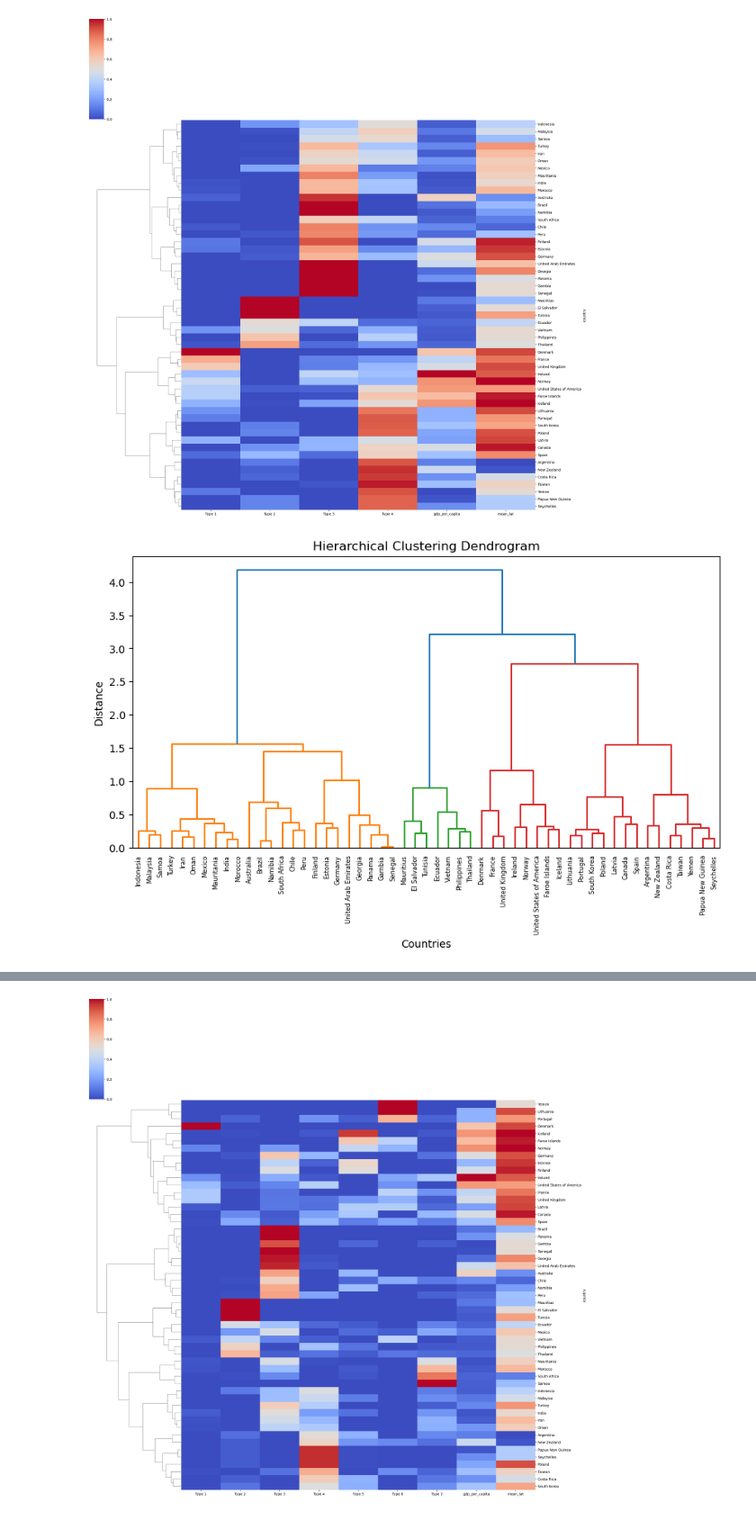
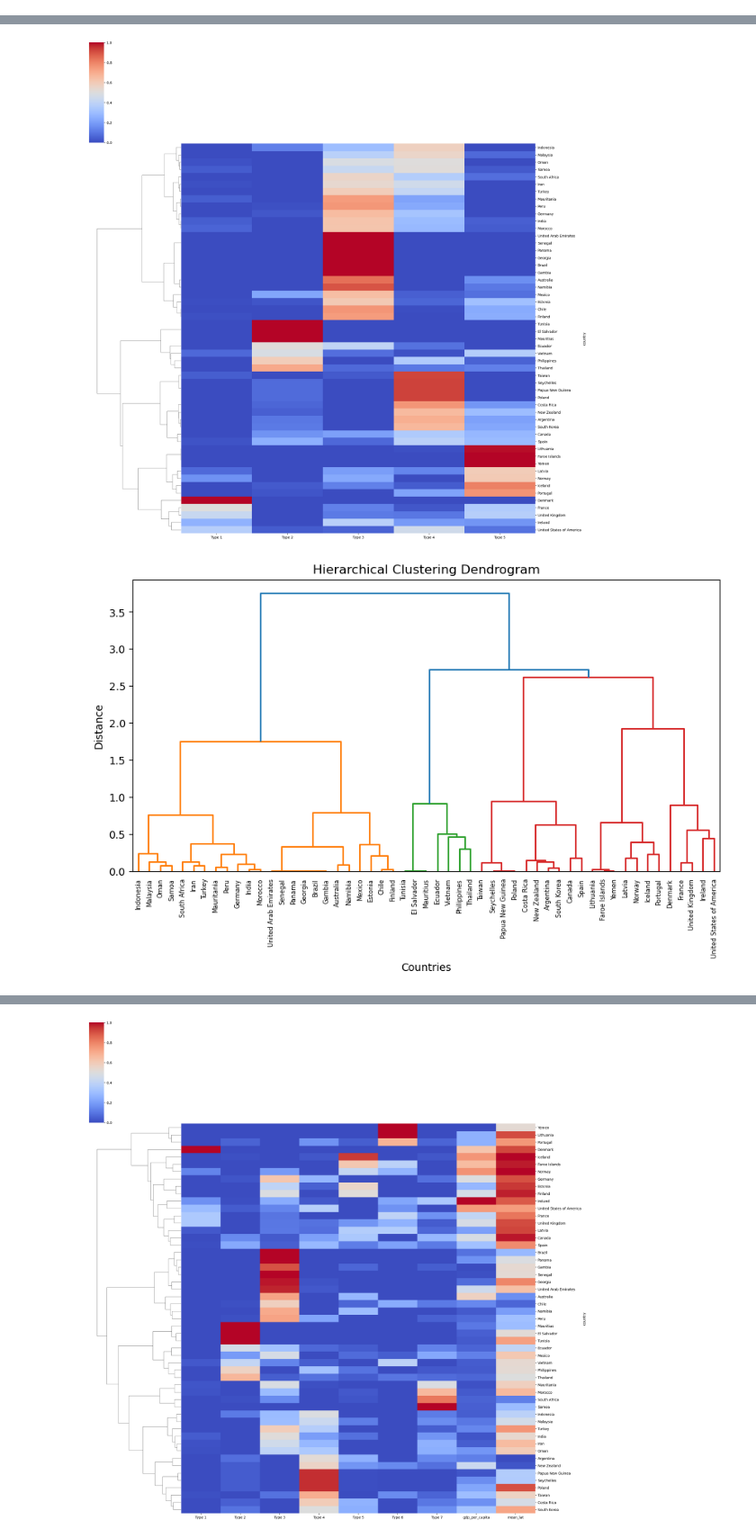
Before and after one commit to SeaAroundUs/end-use-clustering, a Jupyter notebook: src/clustering_testing.ipynb, the cells around one changed output, grey strips where cells are left out. Shown at 90% size. Cells and saved outputs as stored; diff of their text form; code cells hidden in the pictures.

```diff
--- a/src/clustering_testing.ipynb
+++ b/src/clustering_testing.ipynb
@@ -51,13 +94,5 @@ final_df = cleaned_W.join(gdp_lat_data)
-# %%
-heatmap_4 = plot_heatmap(final_df, save_fig= True, output_path=graph_output_path)
-# %% [output]
-[figure, removed]
-# %%
-dendrogram_4 = plot_dendrogram(final_df, save_fig= True, output_path=graph_output_path)
-# %% [output]
-[figure, removed]
 # %%
-n_components = 10
+n_components = 5
 
 # Perform dimensionality reduction using NMF
 W, H = dimension_reduction(X, n_components=n_components)
@@ -71,3 +106,15 @@ top_category_10 = plot_top_categories(H, 30, True, graph_output_path)
 top_category_10
 # %% [output]
 [interactive output not drawn]
+# %%
+# Drop countries do not have factory data
+cleaned_W = W.dropna()
+
+# Plot heatmap using only profiles
+heatmap_profile_only_5 = plot_heatmap(cleaned_W, True, graph_output_path)
+
+# Plot dendrogram with only profile
+dendrogram_profile_only_5 = plot_dendrogram(cleaned_W, True, graph_output_path)
+# %% [output]
+[figure, added]
+[figure, added]
```
Also changed, not shown: parts of 15 cells of this notebook, 16 other files.
